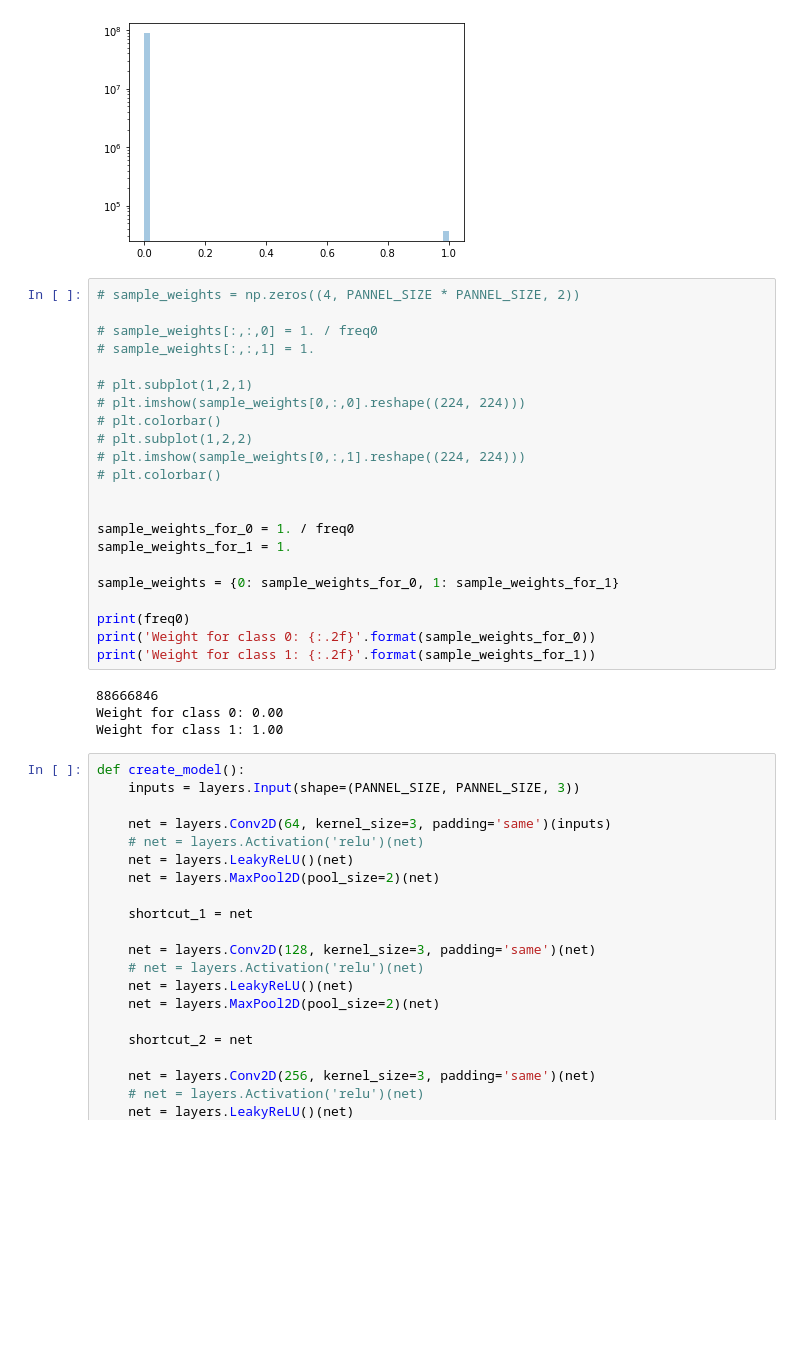
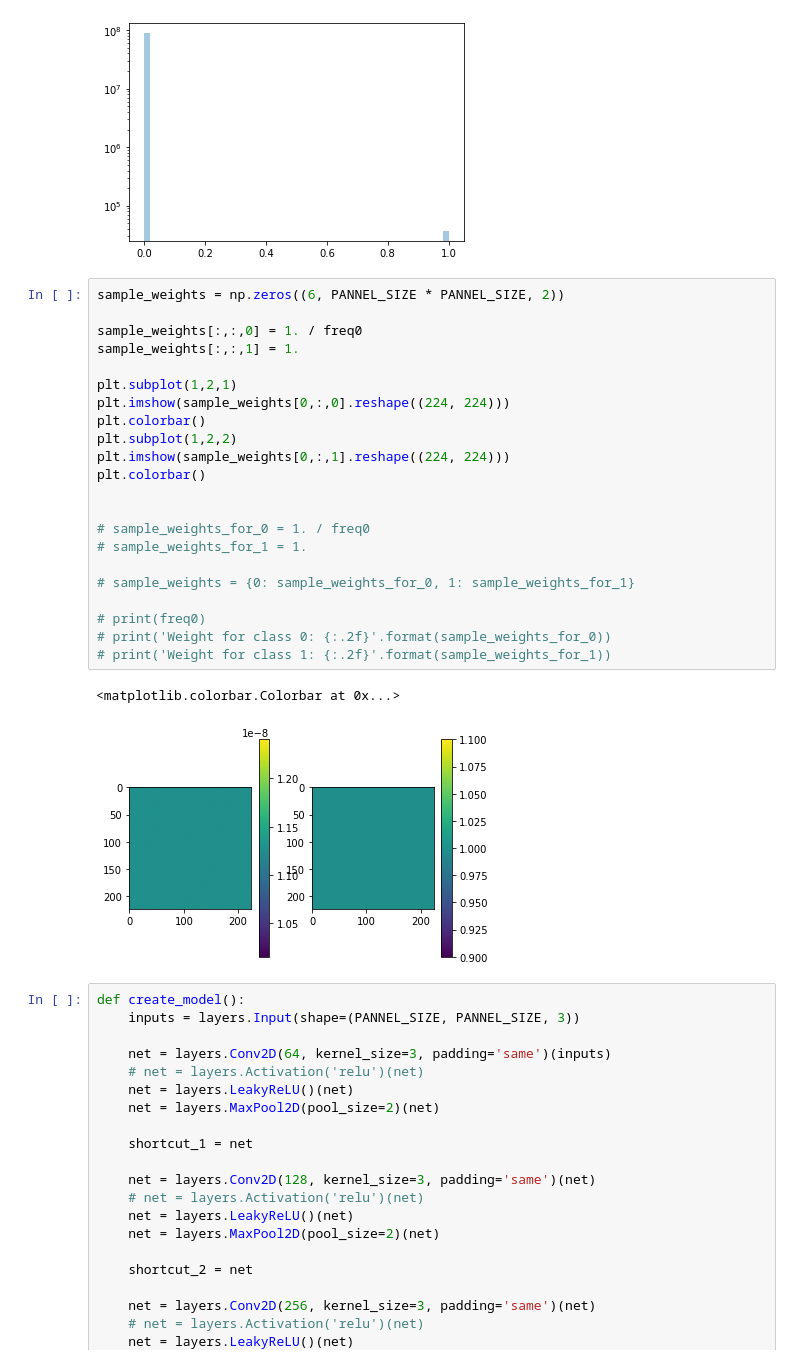
Before and after one commit to SeHwanYoo/tf2_study, a Jupyter notebook: find_walley.ipynb, the cells around one changed output. Cells and saved outputs as stored; diff of their text form; blank space fills up the shorter version.

```diff
--- a/find_walley.ipynb
+++ b/find_walley.ipynb
@@ -197,31 +285,30 @@ sns.distplot(labels.flatten(), kde=False, hist_kws={'log':True})
 <AxesSubplot:>
 [figure]
 # %%
-# sample_weights = np.zeros((4, PANNEL_SIZE * PANNEL_SIZE, 2))
+sample_weights = np.zeros((6, PANNEL_SIZE * PANNEL_SIZE, 2))
 
-# sample_weights[:,:,0] = 1. / freq0
-# sample_weights[:,:,1] = 1.
+sample_weights[:,:,0] = 1. / freq0
+sample_weights[:,:,1] = 1.
 
-# plt.subplot(1,2,1)
-# plt.imshow(sample_weights[0,:,0].reshape((224, 224)))
-# plt.colorbar()
-# plt.subplot(1,2,2)
-# plt.imshow(sample_weights[0,:,1].reshape((224, 224)))
-# plt.colorbar()
+plt.subplot(1,2,1)
+plt.imshow(sample_weights[0,:,0].reshape((224, 224)))
+plt.colorbar()
+plt.subplot(1,2,2)
+plt.imshow(sample_weights[0,:,1].reshape((224, 224)))
+plt.colorbar()
 
 
-sample_weights_for_0 = 1. / freq0
-sample_weights_for_1 = 1.
+# sample_weights_for_0 = 1. / freq0
+# sample_weights_for_1 = 1.
 
-sample_weights = {0: sample_weights_for_0, 1: sample_weights_for_1}
+# sample_weights = {0: sample_weights_for_0, 1: sample_weights_for_1}
 
-print(freq0)
-print('Weight for class 0: {:.2f}'.format(sample_weights_for_0))
-print('Weight for class 1: {:.2f}'.format(sample_weights_for_1))
+# print(freq0)
+# print('Weight for class 0: {:.2f}'.format(sample_weights_for_0))
+# print('Weight for class 1: {:.2f}'.format(sample_weights_for_1))
 # %% [output]
-88666846
-Weight for class 0: 0.00
-Weight for class 1: 1.00
+<matplotlib.colorbar.Colorbar at 0x...>
+[figure, added]
 # %%
 def create_model():
     inputs = layers.Input(shape=(PANNEL_SIZE, PANNEL_SIZE, 3))
```
Also changed, not shown: parts of 16 cells of this notebook.
